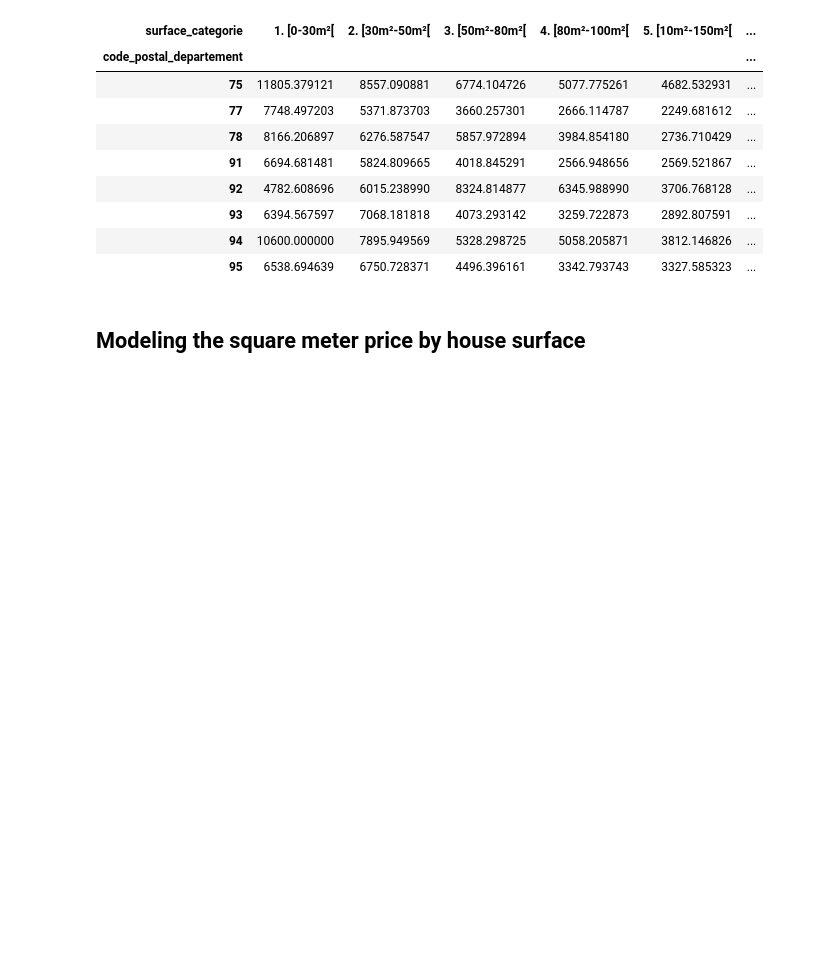
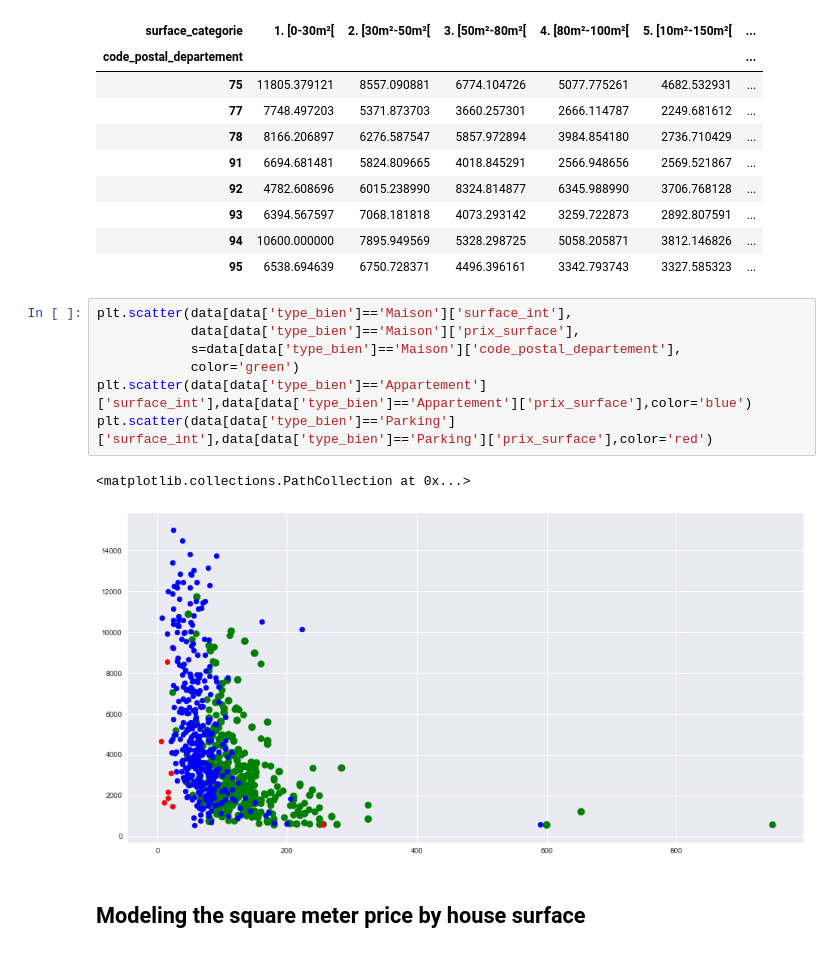
Before and after one commit to OuazzaniNizar/Python_for_data_science, a Jupyter notebook: Project 7 - Real Estate in Ile de France/Real estate prices in Ile de France - France (based on Leboncoin data).ipynb, the cells around one changed output. Saved outputs shown, nothing was run; the diff lists cells and outputs as text; blank space fills up the shorter version.

```diff
--- a/Project 7 - Real Estate in Ile de France/Real estate prices in Ile de France - France (based on Leboncoin data).ipynb
+++ b/Project 7 - Real Estate in Ile de France/Real estate prices in Ile de France - France (based on Leboncoin data).ipynb
@@ -328,6 +331,16 @@ piv
 | 93 | 6394.567597 | 7068.181818 | 4073.293142 | 3259.722873 | 2892.807591 | ... |
 | 94 | 10600.000000 | 7895.949569 | 5328.298725 | 5058.205871 | 3812.146826 | ... |
 | 95 | 6538.694639 | 6750.728371 | 4496.396161 | 3342.793743 | 3327.585323 | ... |
+# %%
+plt.scatter(data[data['type_bien']=='Maison']['surface_int'],
+            data[data['type_bien']=='Maison']['prix_surface'],
+            s=data[data['type_bien']=='Maison']['code_postal_departement'],
+            color='green')
+plt.scatter(data[data['type_bien']=='Appartement']['surface_int'],data[data['type_bien']=='Appartement']['prix_surface'],color='blue')
+plt.scatter(data[data['type_bien']=='Parking']['surface_int'],data[data['type_bien']=='Parking']['prix_surface'],color='red')
+# %% [output]
+<matplotlib.collections.PathCollection at 0x...>
+[figure, added]
 # %% [markdown]
 ## Modeling the square meter price by house surface
 # %% [markdown]
```
Also changed, not shown: parts of 25 cells of this notebook, 4 other files.
